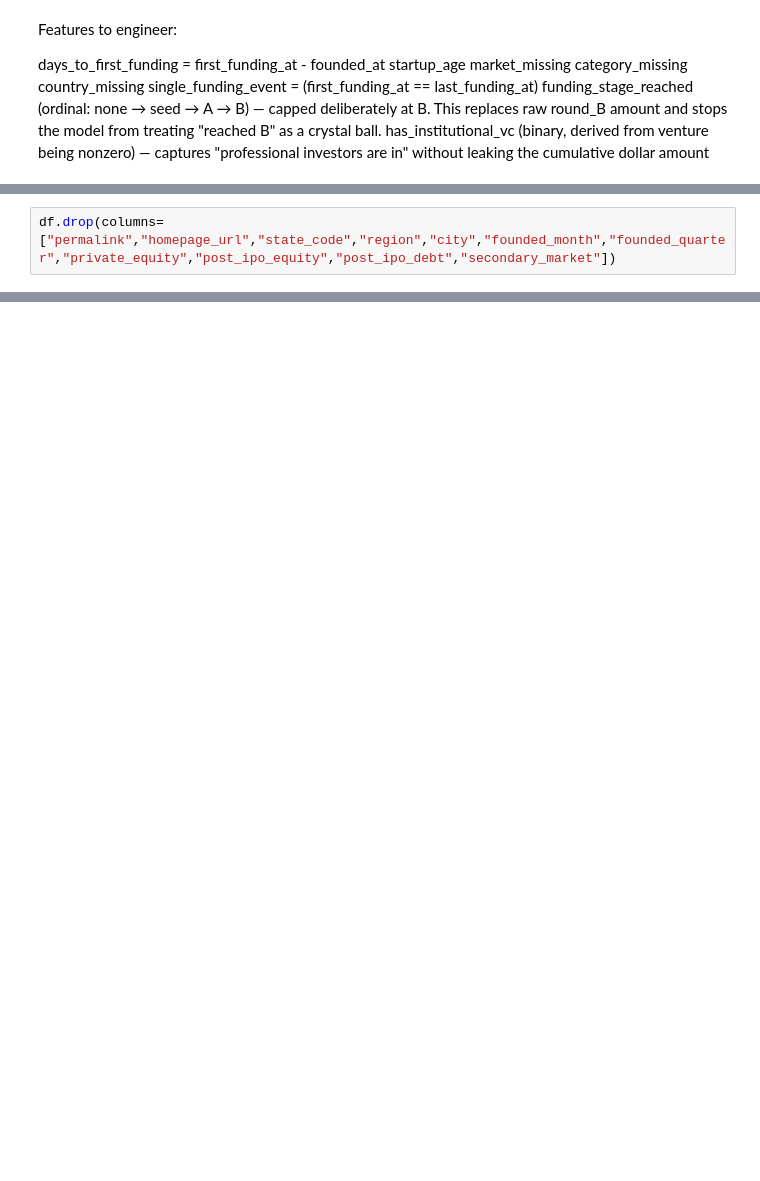
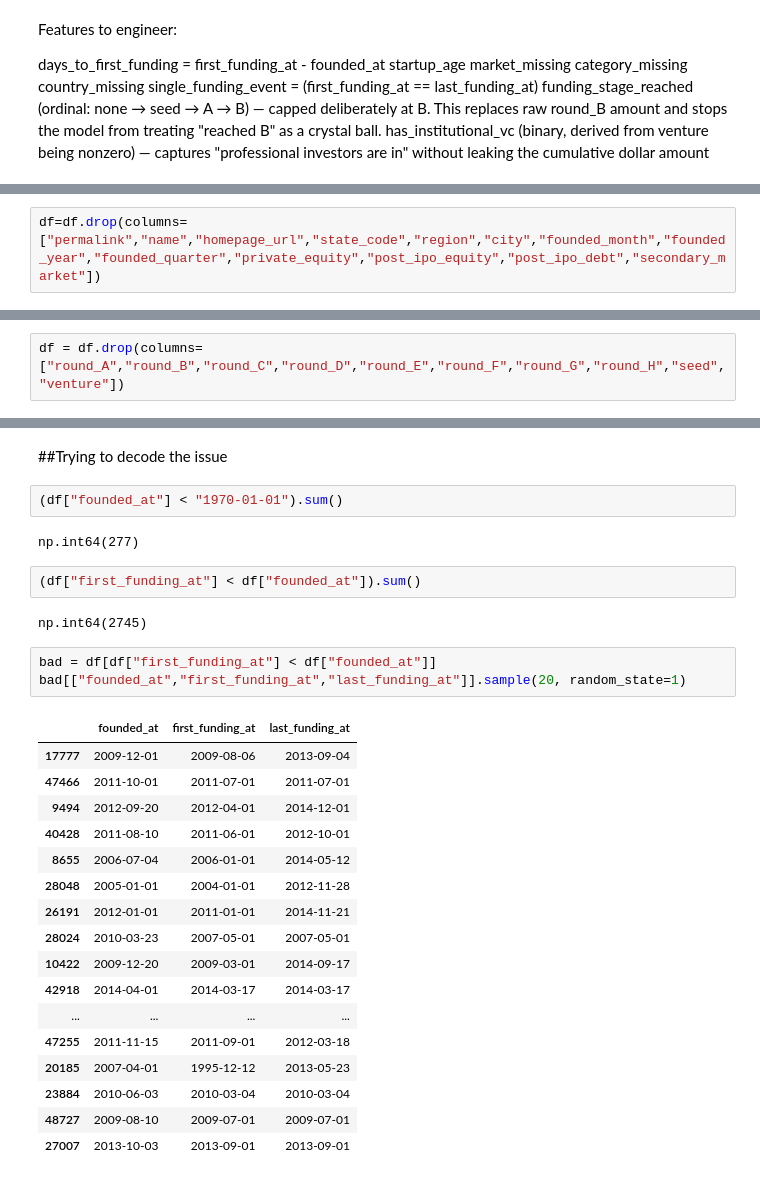
Before and after one commit to karthiii-k/Startup-outcome-intelligence, a Jupyter notebook: notebooks/Data_preperation.ipynb, the cells around one changed output, grey strips where cells are left out. Cells and saved outputs as stored; diff of their text form; blank space fills up the shorter version.

```diff
--- a/notebooks/Data_preperation.ipynb
+++ b/notebooks/Data_preperation.ipynb
@@ -32,2 +52,2 @@ df.head()
 # %%
-df.drop(columns=["permalink","homepage_url","state_code","region","city","founded_month","founded_quarter","private_equity","post_ipo_equity","post_ipo_debt","secondary_market"])
+df=df.drop(columns=["permalink","name","homepage_url","state_code","region","city","founded_month","founded_year","founded_quarter","private_equity","post_ipo_equity","post_ipo_debt","secondary_market"])
@@ -47,0 +153,2 @@ df.drop(columns=["permalink","homepage_url","state_code","region","city","founde
+# %%
+df = df.drop(columns=["round_A","round_B","round_C","round_D","round_E","round_F","round_G","round_H","seed","venture"])
@@ -47,0 +171,31 @@ df.drop(columns=["permalink","homepage_url","state_code","region","city","founde
+# %% [markdown]
+##Trying to decode the issue
+# %%
+(df["founded_at"] < "1970-01-01").sum()
+# %% [output]
+np.int64(277)
+# %%
+(df["first_funding_at"] < df["founded_at"]).sum()
+# %% [output]
+np.int64(2745)
+# %%
+bad = df[df["first_funding_at"] < df["founded_at"]]
+bad[["founded_at","first_funding_at","last_funding_at"]].sample(20, random_state=1)
+# %% [output]
+|  | founded_at | first_funding_at | last_funding_at |
+| 17777 | 2009-12-01 | 2009-08-06 | 2013-09-04 |
+| 47466 | 2011-10-01 | 2011-07-01 | 2011-07-01 |
+| 9494 | 2012-09-20 | 2012-04-01 | 2014-12-01 |
+| 40428 | 2011-08-10 | 2011-06-01 | 2012-10-01 |
+| 8655 | 2006-07-04 | 2006-01-01 | 2014-05-12 |
+| 28048 | 2005-01-01 | 2004-01-01 | 2012-11-28 |
+| 26191 | 2012-01-01 | 2011-01-01 | 2014-11-21 |
+| 28024 | 2010-03-23 | 2007-05-01 | 2007-05-01 |
+| 10422 | 2009-12-20 | 2009-03-01 | 2014-09-17 |
+| 42918 | 2014-04-01 | 2014-03-17 | 2014-03-17 |
+| ... | ... | ... | ... |
+| 47255 | 2011-11-15 | 2011-09-01 | 2012-03-18 |
+| 20185 | 2007-04-01 | 1995-12-12 | 2013-05-23 |
+| 23884 | 2010-06-03 | 2010-03-04 | 2010-03-04 |
+| 48727 | 2009-08-10 | 2009-07-01 | 2009-07-01 |
+| 27007 | 2013-10-03 | 2013-09-01 | 2013-09-01 |
```
Also changed, not shown: parts of 16 cells of this notebook.
